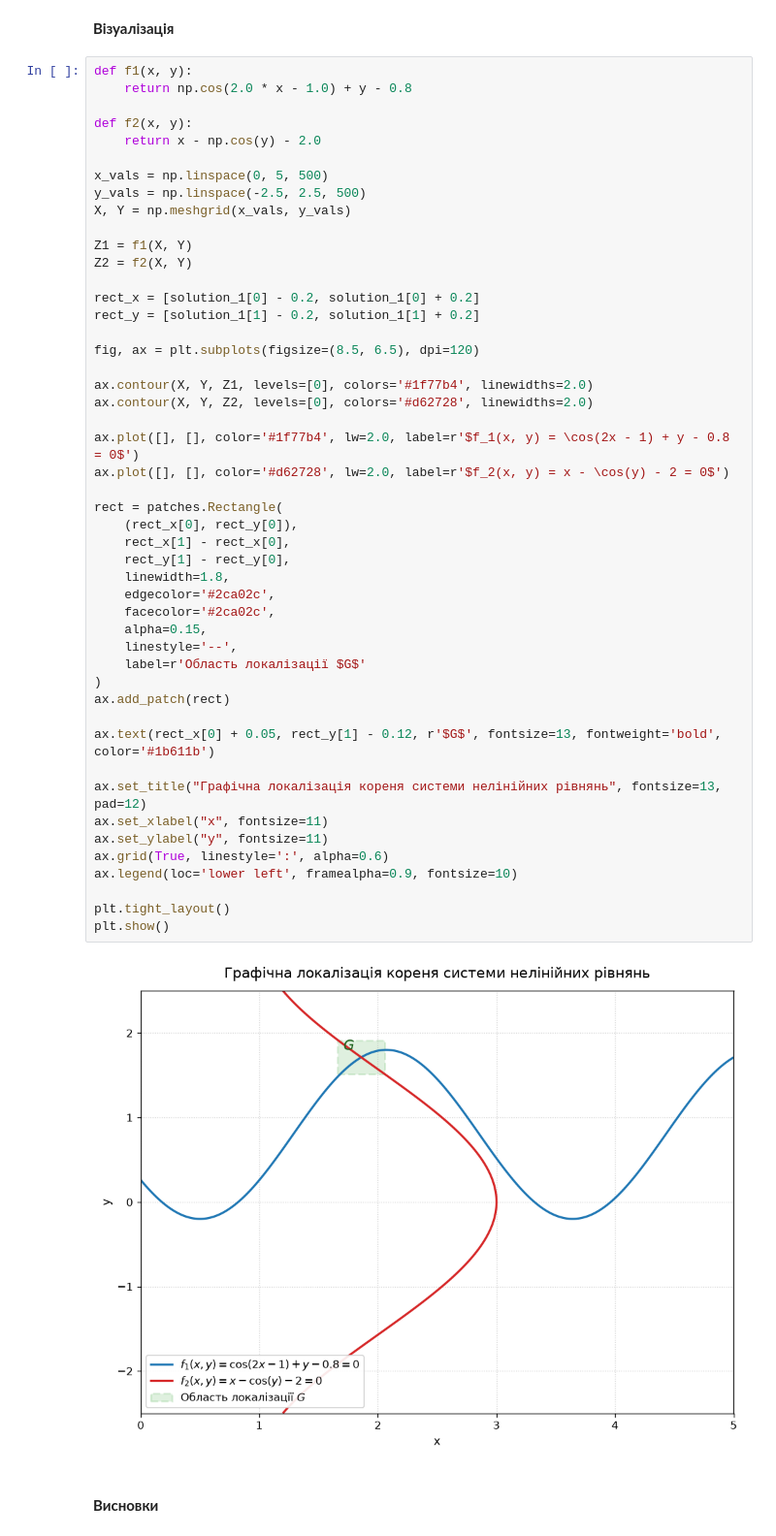
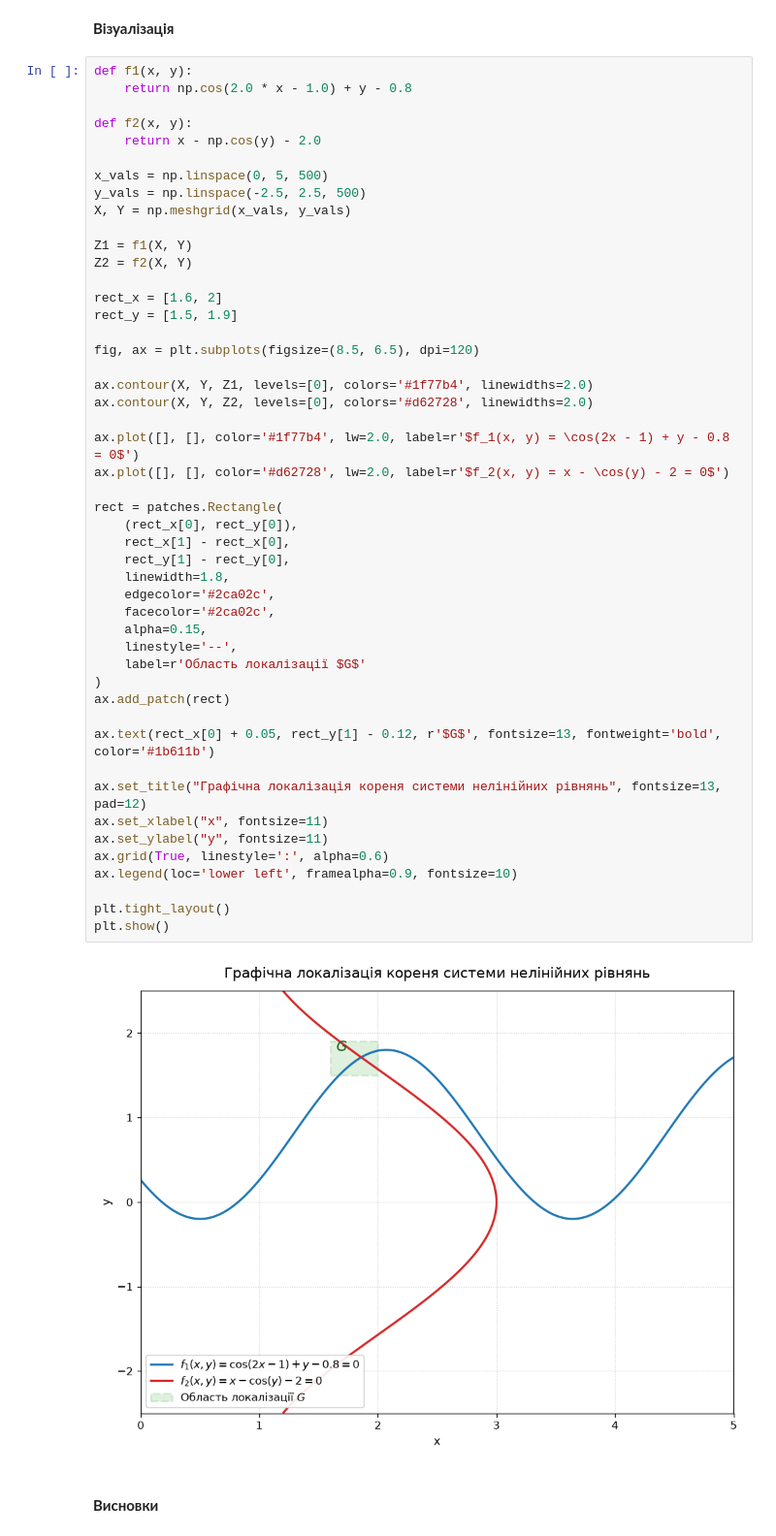
Before and after one commit to mykhailiuk-coder/numeric_methods, a Jupyter notebook: lab3/lab3.ipynb, the cells around one changed output. Shown at 97% size. Cells and saved outputs as stored; diff of their text form.

```diff
--- a/lab3/lab3.ipynb
+++ b/lab3/lab3.ipynb
@@ -277,41 +277,41 @@ X, Y = np.meshgrid(x_vals, y_vals)
 Z1 = f1(X, Y)
 Z2 = f2(X, Y)
 
-rect_x = [solution_1[0] - 0.2, solution_1[0] + 0.2]
-rect_y = [solution_1[1] - 0.2, solution_1[1] + 0.2]
+rect_x = [1.6, 2]
+rect_y = [1.5, 1.9]
 
 fig, ax = plt.subplots(figsize=(8.5, 6.5), dpi=120)
 
 ax.contour(X, Y, Z1, levels=[0], colors='#1f77b4', linewidths=2.0)
 ax.contour(X, Y, Z2, levels=[0], colors='#d62728', linewidths=2.0)
 
 ax.plot([], [], color='#1f77b4', lw=2.0, label=r'$f_1(x, y) = \cos(2x - 1) + y - 0.8 = 0$')
 ax.plot([], [], color='#d62728', lw=2.0, label=r'$f_2(x, y) = x - \cos(y) - 2 = 0$')
 
 rect = patches.Rectangle(
     (rect_x[0], rect_y[0]),
     rect_x[1] - rect_x[0],
     rect_y[1] - rect_y[0],
     linewidth=1.8,
     edgecolor='#2ca02c',
     facecolor='#2ca02c',
     alpha=0.15,
     linestyle='--',
     label=r'Область локалізації $G$'
 )
 ax.add_patch(rect)
 
 ax.text(rect_x[0] + 0.05, rect_y[1] - 0.12, r'$G$', fontsize=13, fontweight='bold', color='#1b611b')
 
 ax.set_title("Графічна локалізація кореня системи нелінійних рівнянь", fontsize=13, pad=12)
 ax.set_xlabel("x", fontsize=11)
 ax.set_ylabel("y", fontsize=11)
 ax.grid(True, linestyle=':', alpha=0.6)
 ax.legend(loc='lower left', framealpha=0.9, fontsize=10)
 
 plt.tight_layout()
 plt.show()
 # %% [output]
-[figure, old version]
+[figure, new version]
 # %% [markdown]
 #### **Висновки**
```
Also changed, not shown: parts of 2 cells of this notebook.
